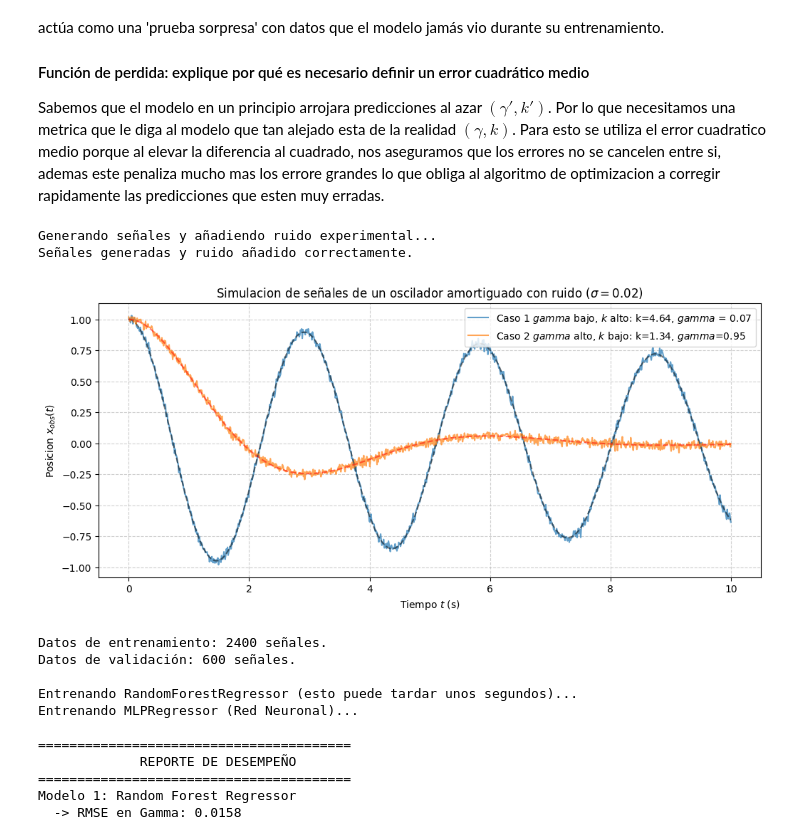
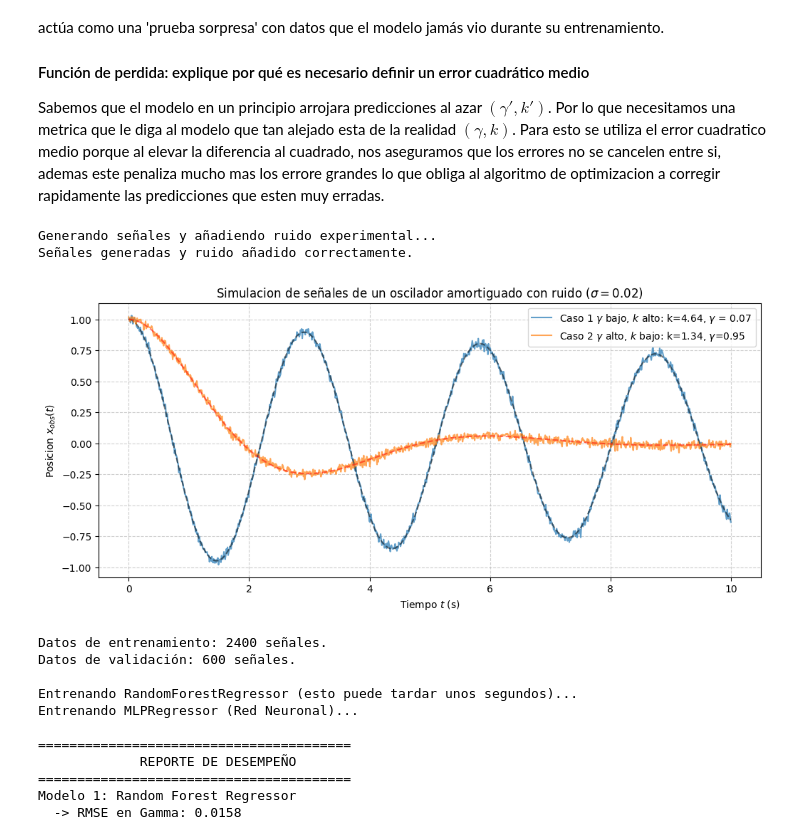
Before and after one commit to ElMemoElmo/Tarea-2-FIS205-Guillermo-Reyes-, a Jupyter notebook: Tarea2_Problema1.ipynb, the cells around one changed output. Saved outputs shown, nothing was run; the diff lists cells and outputs as text; code cells hidden in the pictures.

```diff
--- a/Tarea2_Problema1.ipynb
+++ b/Tarea2_Problema1.ipynb
@@ -71,37 +71,37 @@ for i in range(N_señales):
     dataset_clean[i, :] = x_ideal
 
     ruido = np.random.normal(0, 0.02, N_t) #media = 0 y desviacion estandar = 0.02
 
     dataset_noisy[i, :] = x_ideal + ruido
 
 print("Señales generadas y ruido añadido correctamente.")
 
 #Graficamos las señales para los casos extremos por casos
 
 plt.figure(figsize=(12, 5))
 
 #Caso 1: Amortiguamiento gamma bajo y frecuencia k alta
 
 idx_A = np.intersect1d(np.where(k_array > 4.5 ), np.where(gamma_array < 0.1))[0]
-plt.plot(t_eval, dataset_noisy[idx_A, :], label = f'Caso 1 $\gamma$ bajo, $k$ alto: k={k_array[idx_A]:.2f}, $\gamma$ = {gamma_array[idx_A]:.2f}', alpha = 0.7 )
+plt.plot(t_eval, dataset_noisy[idx_A, :], label = rf'Caso 1 $\gamma$ bajo, $k$ alto: k={k_array[idx_A]:.2f}, $\gamma$ = {gamma_array[idx_A]:.2f}', alpha = 0.7 )
 plt.plot(t_eval, dataset_clean[idx_A], 'k--', alpha=0.5)
 
 #Caso 2: amortiguamiento gamma alto y frecuencia k baja
 
 idx_B = np.intersect1d(np.where(k_array < 1.5), np.where(gamma_array > 0.9))[0]
-plt.plot(t_eval, dataset_noisy[idx_B], label=f"Caso 2 $\gamma$ alto, $k$ bajo: k={k_array[idx_B]:.2f}, $\gamma$={gamma_array[idx_B]:.2f}", alpha=0.7)
+plt.plot(t_eval, dataset_noisy[idx_B], label=rf"Caso 2 $\gamma$ alto, $k$ bajo: k={k_array[idx_B]:.2f}, $\gamma$={gamma_array[idx_B]:.2f}", alpha=0.7)
 plt.plot(t_eval, dataset_clean[idx_B], 'r--', alpha=0.5)
 
-plt.title("Simulacion de señales de un oscilador amortiguado con ruido ($\sigma=0.02$)")
+plt.title(r"Simulacion de señales de un oscilador amortiguado con ruido ($\sigma=0.02$)")
 plt.xlabel("Tiempo $t$ (s)")
 plt.ylabel("Posicion $x_{obs}(t)$")
 plt.grid(True, linestyle = '--', alpha = 0.6)
 plt.legend(loc= 'upper right')
 plt.show()
 # %% [output]
 Generando señales y añadiendo ruido experimental...
 Señales generadas y ruido añadido correctamente.
-[figure, old version]
+[figure, new version]
 # %%
 # c)
 
```
